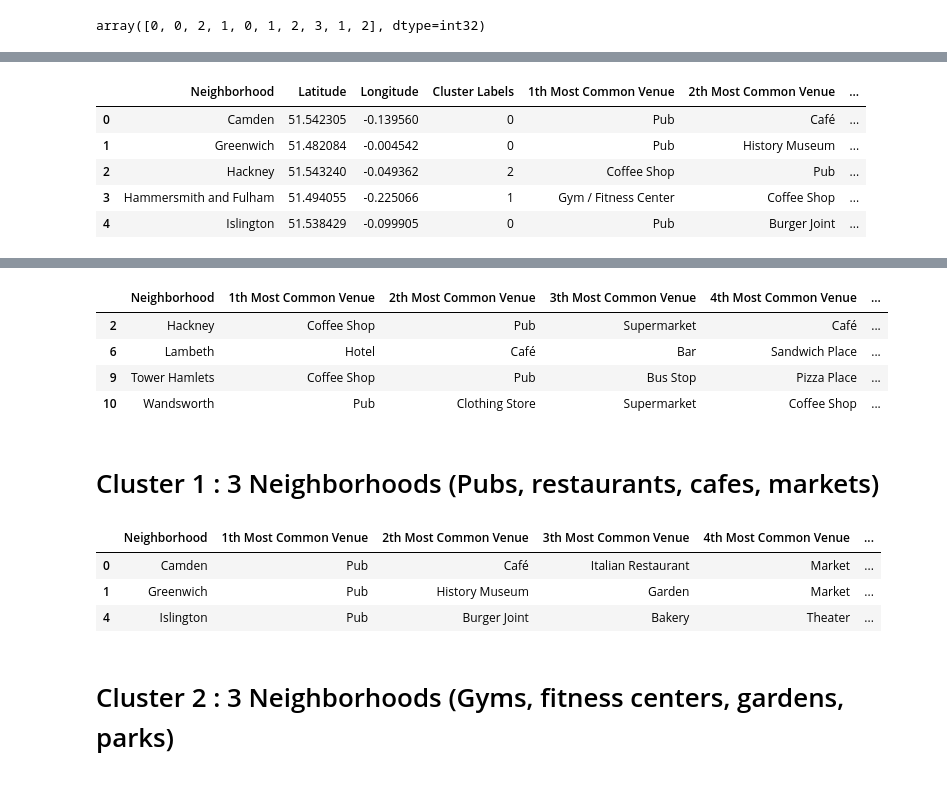
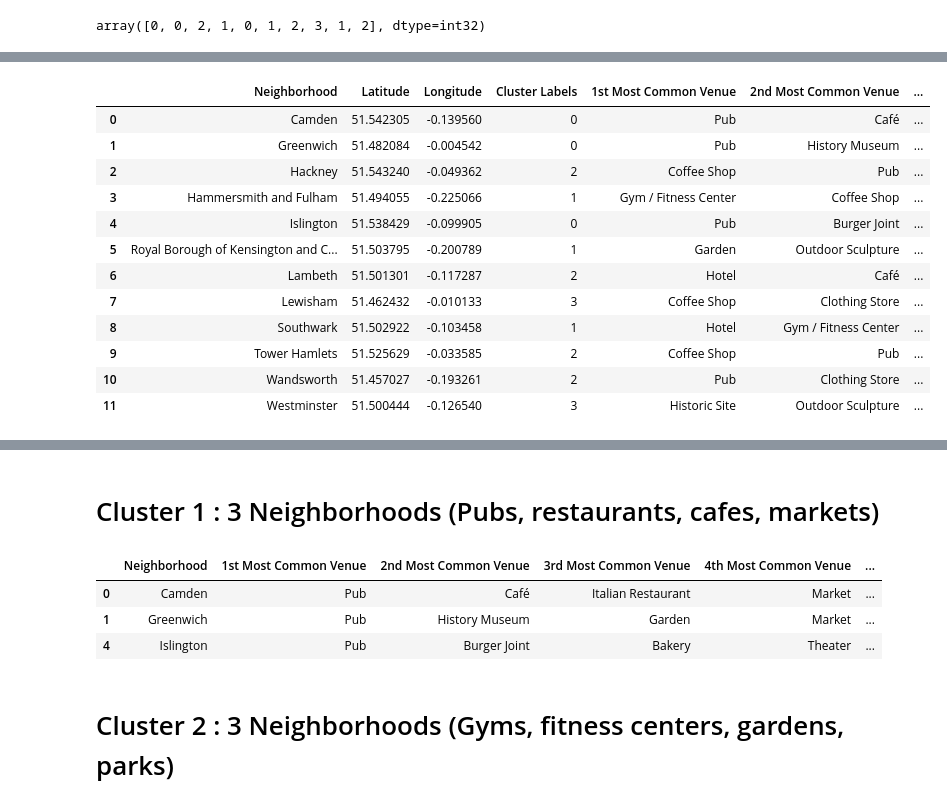
Before and after one commit to filipp134/Coursera_Capstone, a Jupyter notebook: Comparing Moscow and London neighborhoods.ipynb, the cells around one changed output, grey strips where cells are left out. Drawn from its saved outputs; the diff is of its cells as text; code cells hidden in the pictures.

```diff
--- a/Comparing Moscow and London neighborhoods.ipynb
+++ b/Comparing Moscow and London neighborhoods.ipynb
@@ -312,6 +222,6 @@ mosven_gr
 # %%
 mosven_gr_cl = mosven_gr.drop('Neighborhood', 1)
-k = 4
+k = 3
 kmeans = KMeans(n_clusters=k, random_state=0).fit(mosven_gr_cl)
 kmeans.labels_[0:10]
 # %% [output]
@@ -479,3 +333,20 @@ kmeans = KMeans(n_clusters=k, random_state=0).fit(lon_gr_cl)
 kmeans.labels_[0:10]
 # %% [output]
 array([0, 0, 2, 1, 0, 1, 2, 3, 1, 2], dtype=int32)
+# %%
+lon = pd.DataFrame(columns=['Neighborhood', 'Latitude', 'Longitude'])
+basis = ',Greater London,United Kingdom'
+for i in london_neighborhood_names:
+    neighborhood = i + basis
+    geoloc = Nominatim(user_agent="london_explorer").geocode(neighborhood)
+    lat = geoloc.latitude
+    long = geoloc.longitude
+    lon.loc[-1] = [i, lat, long]
+    lon.index += 1
+lon.reset_index(inplace=True)
+try:
+    lon.drop('index', axis = 1, inplace = True)
+    lon.drop('level_0', axis = 1, inplace = True)
+except:
+    pass
+lon
@@ -482,15 +367,22 @@ array([0, 0, 2, 1, 0, 1, 2, 3, 1, 2], dtype=int32)
 # %%
 lon_lab1 = lon
 lon_lab1['Cluster Labels'] = kmeans.labels_
 lon_lab = pd.merge(lon_lab1, lonven_sorted, on='Neighborhood')
-lon_lab.head()
+lon_lab
 # %% [output]
-|  | Neighborhood | Latitude | Longitude | Cluster Labels | 1th Most Common Venue | 2th Most Common Venue | ... |
+|  | Neighborhood | Latitude | Longitude | Cluster Labels | 1st Most Common Venue | 2nd Most Common Venue | ... |
 | 0 | Camden | 51.542305 | -0.139560 | 0 | Pub | Café | ... |
 | 1 | Greenwich | 51.482084 | -0.004542 | 0 | Pub | History Museum | ... |
 | 2 | Hackney | 51.543240 | -0.049362 | 2 | Coffee Shop | Pub | ... |
 | 3 | Hammersmith and Fulham | 51.494055 | -0.225066 | 1 | Gym / Fitness Center | Coffee Shop | ... |
 | 4 | Islington | 51.538429 | -0.099905 | 0 | Pub | Burger Joint | ... |
+| 5 | Royal Borough of Kensington and C... | 51.503795 | -0.200789 | 1 | Garden | Outdoor Sculpture | ... |
+| 6 | Lambeth | 51.501301 | -0.117287 | 2 | Hotel | Café | ... |
+| 7 | Lewisham | 51.462432 | -0.010133 | 3 | Coffee Shop | Clothing Store | ... |
+| 8 | Southwark | 51.502922 | -0.103458 | 1 | Hotel | Gym / Fitness Center | ... |
+| 9 | Tower Hamlets | 51.525629 | -0.033585 | 2 | Coffee Shop | Pub | ... |
+| 10 | Wandsworth | 51.457027 | -0.193261 | 2 | Pub | Clothing Store | ... |
+| 11 | Westminster | 51.500444 | -0.126540 | 3 | Historic Site | Outdoor Sculpture | ... |
 # %%
 geoloc = Nominatim(user_agent="moscow_explorer").geocode('Greater London,United Kingdom')
 lon_cl = folium.Map(location=[geoloc.latitude, geoloc.longitude], zoom_start=11)
@@ -507,19 +403,12 @@ lon_1 = lon_lab.loc[lon_lab['Cluster Labels'] == 0, lon_lab.columns[[0] + list(r
 lon_2 = lon_lab.loc[lon_lab['Cluster Labels'] == 1, lon_lab.columns[[0] + list(range(4, lon_lab.shape[1]))]]
 lon_3 = lon_lab.loc[lon_lab['Cluster Labels'] == 2, lon_lab.columns[[0] + list(range(4, lon_lab.shape[1]))]]
 lon_4 = lon_lab.loc[lon_lab['Cluster Labels'] == 3, lon_lab.columns[[0] + list(range(4, lon_lab.shape[1]))]]
-lon_3
-# %% [output]
-|  | Neighborhood | 1th Most Common Venue | 2th Most Common Venue | 3th Most Common Venue | 4th Most Common Venue | ... |
-| 2 | Hackney | Coffee Shop | Pub | Supermarket | Café | ... |
-| 6 | Lambeth | Hotel | Café | Bar | Sandwich Place | ... |
-| 9 | Tower Hamlets | Coffee Shop | Pub | Bus Stop | Pizza Place | ... |
-| 10 | Wandsworth | Pub | Clothing Store | Supermarket | Coffee Shop | ... |
 # %% [markdown]
 # Cluster 1 : 3 Neighborhoods (Pubs, restaurants, cafes, markets)
 # %%
 lon_1
 # %% [output]
-|  | Neighborhood | 1th Most Common Venue | 2th Most Common Venue | 3th Most Common Venue | 4th Most Common Venue | ... |
+|  | Neighborhood | 1st Most Common Venue | 2nd Most Common Venue | 3rd Most Common Venue | 4th Most Common Venue | ... |
 | 0 | Camden | Pub | Café | Italian Restaurant | Market | ... |
 | 1 | Greenwich | Pub | History Museum | Garden | Market | ... |
 | 4 | Islington | Pub | Burger Joint | Bakery | Theater | ... |
```
Also changed, not shown: parts of 29 cells of this notebook.
